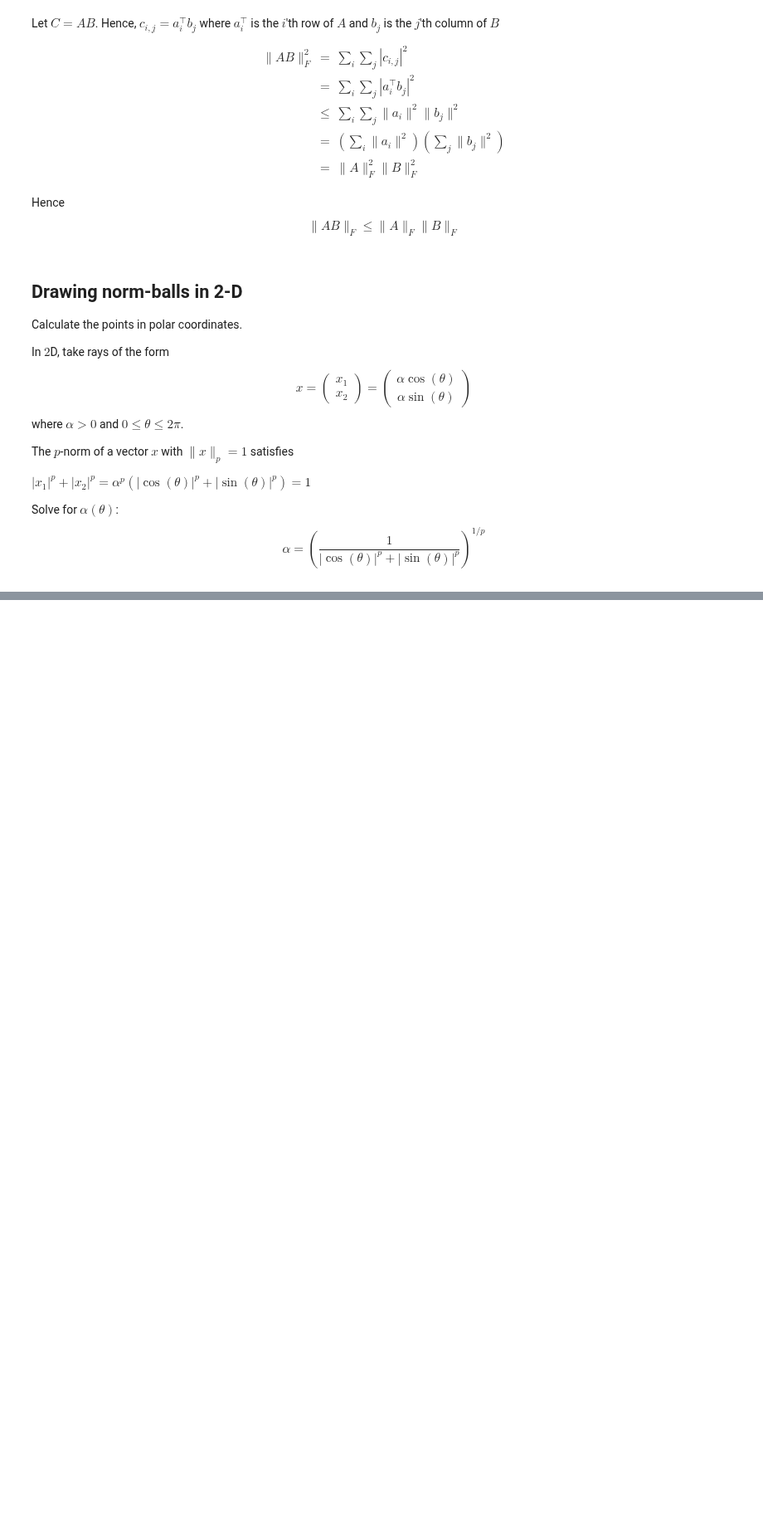
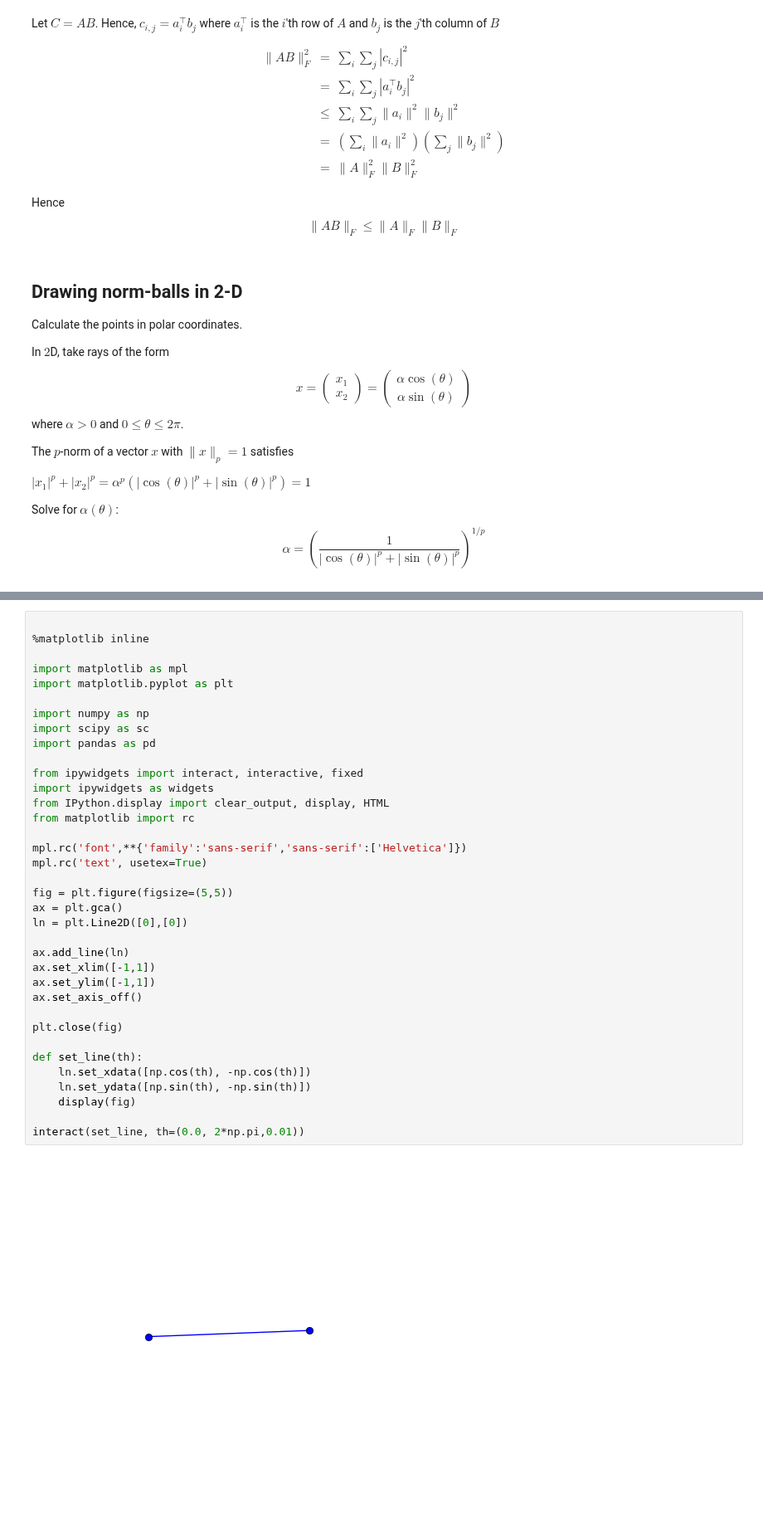
Before and after one commit to atcemgil/notes, a Jupyter notebook: Norms.ipynb, the cells around one changed output, grey strips where cells are left out. Shown at 83% size. Saved outputs shown, nothing was run; the diff lists cells and outputs as text; blank space fills up the shorter version.

```diff
--- a/Norms.ipynb
+++ b/Norms.ipynb
@@ -138,0 +227,38 @@ $$\alpha = \left(\frac{1}{\left|\cos(\theta)\right|^p + \left|\sin(\theta)\right
+# %%
+
+%matplotlib inline
+
+import matplotlib as mpl
+import matplotlib.pyplot as plt
+
+import numpy as np
+import scipy as sc
+import pandas as pd
+
+from ipywidgets import interact, interactive, fixed
+import ipywidgets as widgets
+from IPython.display import clear_output, display, HTML
+from matplotlib import rc
+
+mpl.rc('font',**{'family':'sans-serif','sans-serif':['Helvetica']})
+mpl.rc('text', usetex=True)
+
+fig = plt.figure(figsize=(5,5))
+ax = plt.gca()
+ln = plt.Line2D([0],[0])
+
+ax.add_line(ln)
+ax.set_xlim([-1,1])
+ax.set_ylim([-1,1])
+ax.set_axis_off()
+
+plt.close(fig)
+
+def set_line(th):
+    ln.set_xdata([np.cos(th), -np.cos(th)])
+    ln.set_ydata([np.sin(th), -np.sin(th)])
+    display(fig)
+
+interact(set_line, th=(0.0, 2*np.pi,0.01))
+# %% [output]
+[figure, added]
```
Also changed, not shown: parts of 6 cells of this notebook, 8 other files.
